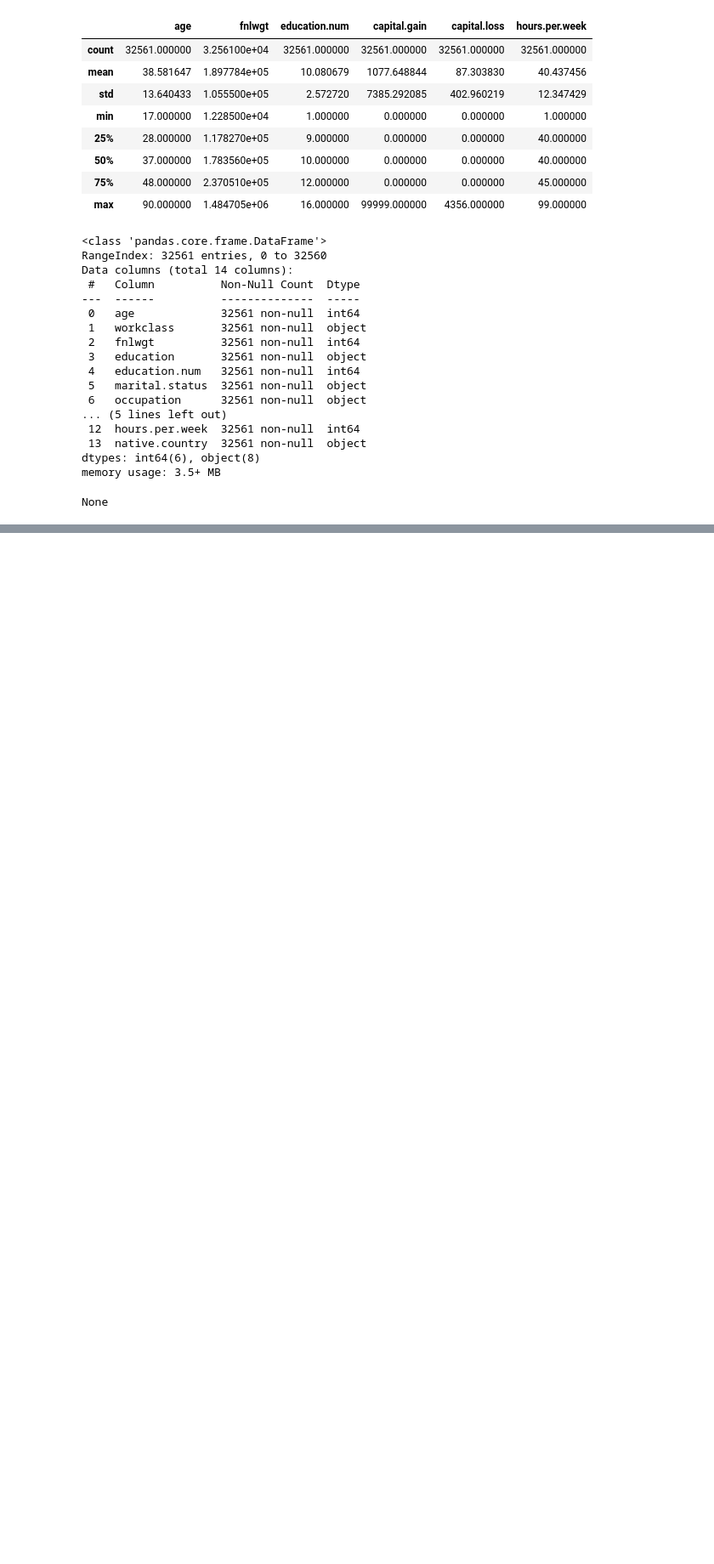
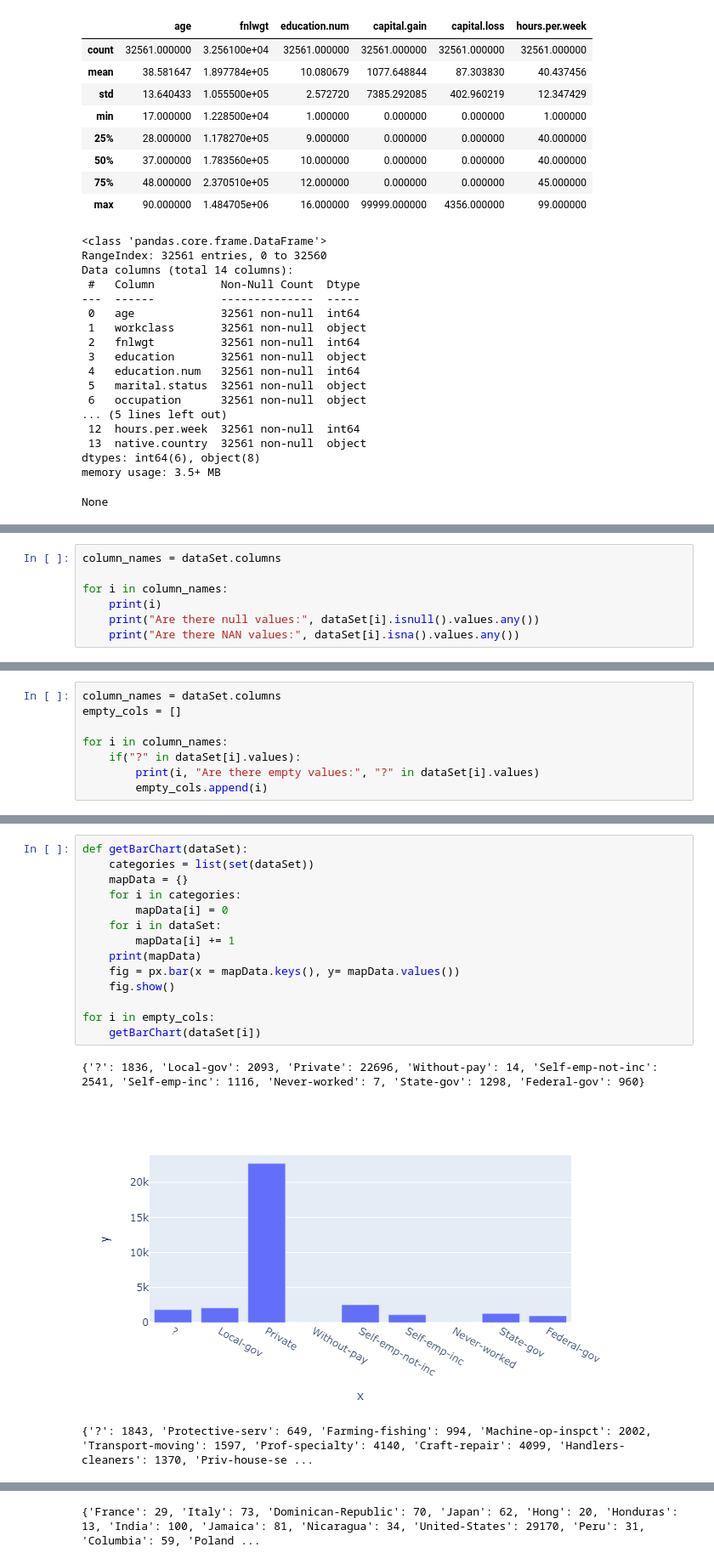
Before and after one commit to jasmeeetSingh/AdultCensusDataAnalysis-UCI, a Jupyter notebook: AdultCensusData.ipynb, the cells around one changed output, grey strips where cells are left out. Shown at 85% size. Cells and saved outputs as stored; diff of their text form; blank space fills up the shorter version.

```diff
--- a/AdultCensusData.ipynb
+++ b/AdultCensusData.ipynb
@@ -63 +66,8 @@ fig.show()
 [figure]
+# %%
+column_names = dataSet.columns
+
+for i in column_names:
+    print(i)
+    print("Are there null values:", dataSet[i].isnull().values.any())
+    print("Are there NAN values:", dataSet[i].isna().values.any())
@@ -63,0 +94,8 @@ fig.show()
+# %%
+column_names = dataSet.columns
+empty_cols = []
+
+for i in column_names:
+    if("?" in dataSet[i].values):
+        print(i, "Are there empty values:", "?" in dataSet[i].values)
+        empty_cols.append(i)
@@ -63,0 +107,18 @@ fig.show()
+# %%
+def getBarChart(dataSet):
+    categories = list(set(dataSet))
+    mapData = {}
+    for i in categories:
+        mapData[i] = 0
+    for i in dataSet:
+        mapData[i] += 1
+    print(mapData)
+    fig = px.bar(x = mapData.keys(), y= mapData.values())
+    fig.show()
+
+for i in empty_cols:
+    getBarChart(dataSet[i])
+# %% [output]
+{'?': 1836, 'Local-gov': 2093, 'Private': 22696, 'Without-pay': 14, 'Self-emp-not-inc': 2541, 'Self-emp-inc': 1116, 'Never-worked': 7, 'State-gov': 1298, 'Federal-gov': 960}
+[figure, added]
+{'?': 1843, 'Protective-serv': 649, 'Farming-fishing': 994, 'Machine-op-inspct': 2002, 'Transport-moving': 1597, 'Prof-specialty': 4140, 'Craft-repair': 4099, 'Handlers-cleaners': 1370, 'Priv-house-se ...
@@ -63,0 +126 @@ fig.show()
+{'France': 29, 'Italy': 73, 'Dominican-Republic': 70, 'Japan': 62, 'Hong': 20, 'Honduras': 13, 'India': 100, 'Jamaica': 81, 'Nicaragua': 34, 'United-States': 29170, 'Peru': 31, 'Columbia': 59, 'Poland ...
```
Also changed, not shown: parts of 6 cells of this notebook.
